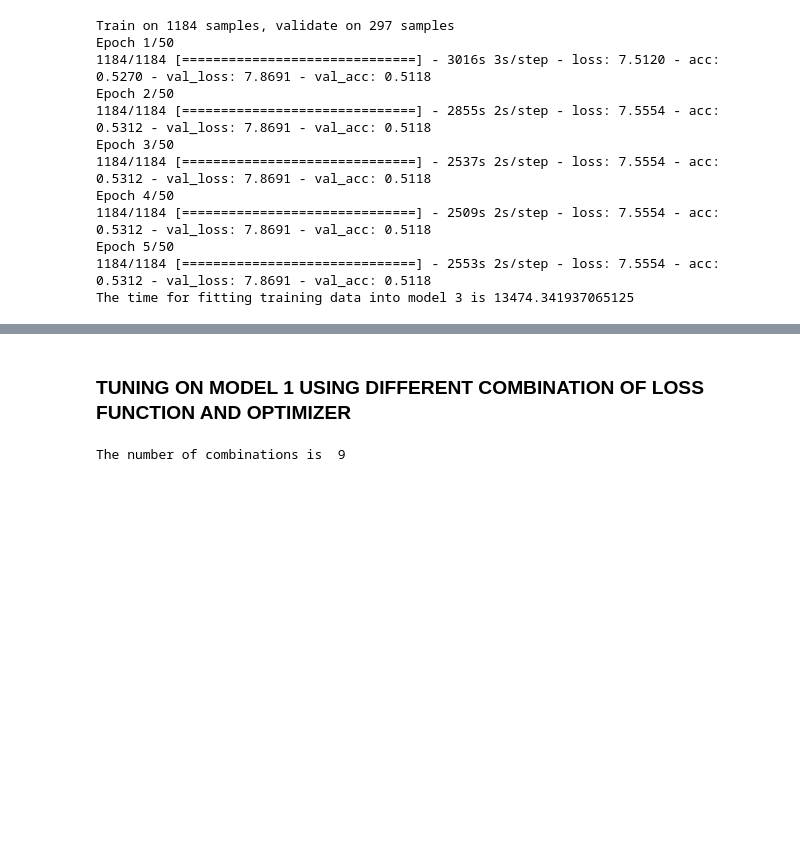
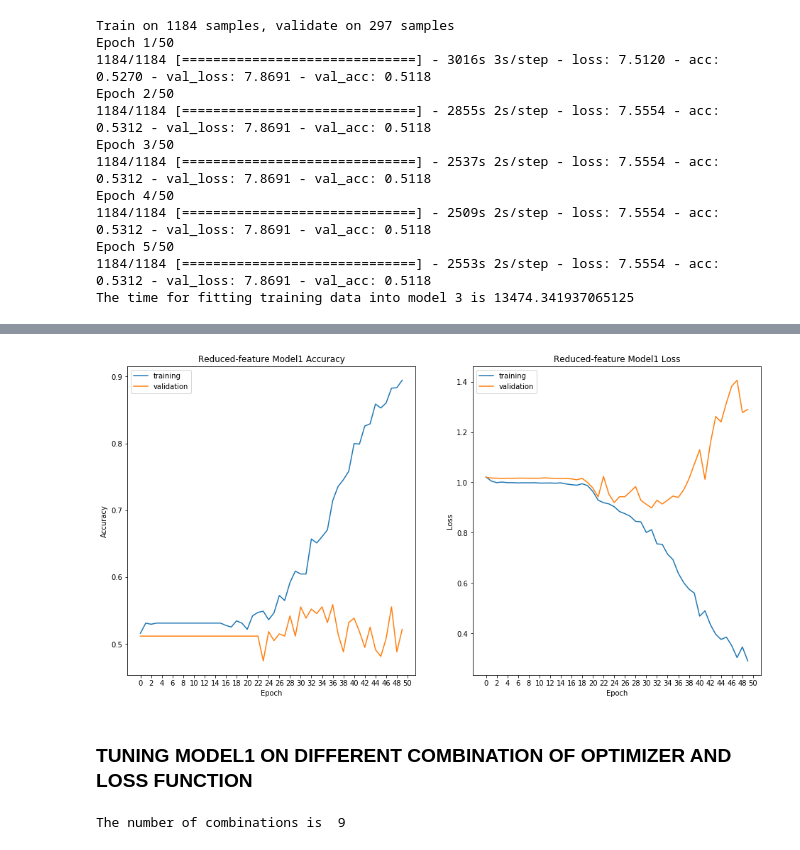
Before and after one commit to HuongIvyNguyen/springboard_datascience, a Jupyter notebook: Capstone_Project1/Capstone1_Model_Selection.ipynb, the cells around one changed output, grey strips where cells are left out. Cells and saved outputs as stored; diff of their text form; code cells hidden in the pictures; blank space fills up the shorter version.

```diff
--- a/Capstone_Project1/Capstone1_Model_Selection.ipynb
+++ b/Capstone_Project1/Capstone1_Model_Selection.ipynb
@@ -278,0 +639,17 @@ The time for fitting training data into model 3 is 13474.341937065125
+# %%
+reduced_feature_model1 = reduced_feature_model1(3, 6)
+reduced_feature_model1.summary()
+modelcheckpoint = ModelCheckpoint('model1_checkpoint/Model1-reduced_features.h5',
+                                  monitor='val_acc',
+                                  verbose=0, save_best_only=True,
+                                  mode='auto', period=1)
+
+history_reduced_features = reduced_feature_model1.fit(X_train, Y_train,
+               batch_size=batch_size,
+               epochs=50,
+               callbacks=[modelcheckpoint],
+               validation_data=[X_valid, Y_valid])
+
+
+valid_loss_reduced_features, valid_accuracy_reduced_features = reduced_feature_model1.evaluate(X_valid, Y_valid)
+train_loss_reduced_features, train_accuracy_reduced_features = reduced_feature_model1.evaluate(X_train, Y_train)
@@ -279,3 +674,26 @@ The time for fitting training data into model 3 is 13474.341937065125
+# %%
+fig4 = plt.figure(figsize=(16,8))
+ax1 = fig4.add_subplot(1, 2, 1)
+ax1.plot(history_reduced_features.history['acc'], label='training')
+ax1.plot(history_reduced_features.history['val_acc'], label='validation')
+ax1.set_title('Reduced-feature Model1 Accuracy')
+ax1.set_xlabel('Epoch')
+ax1.set_xticks(range(0,52,2))
+ax1.set_ylabel('Accuracy')
+ax1.legend(loc='upper left')
+
+ax2 = fig4.add_subplot(1, 2, 2)
+ax2.plot(history_reduced_features.history['loss'], label='training')
+ax2.plot(history_reduced_features.history['val_loss'], label='validation')
+ax2.set_title('Reduced-feature Model1 Loss')
+ax2.set_xlabel('Epoch')
+ax2.set_ylabel('Loss')
+ax2.legend(loc='upper left')
+ax2.set_xticks(range(0,52,2))
+
+plt.show()
+# %% [output]
+[figure, added]
 # %% [markdown]
-### TUNING ON MODEL 1 USING DIFFERENT COMBINATION OF LOSS FUNCTION AND OPTIMIZER
+### TUNING MODEL1 ON DIFFERENT COMBINATION OF OPTIMIZER AND LOSS FUNCTION
 # %%
```
Also changed, not shown: parts of 48 cells of this notebook.
